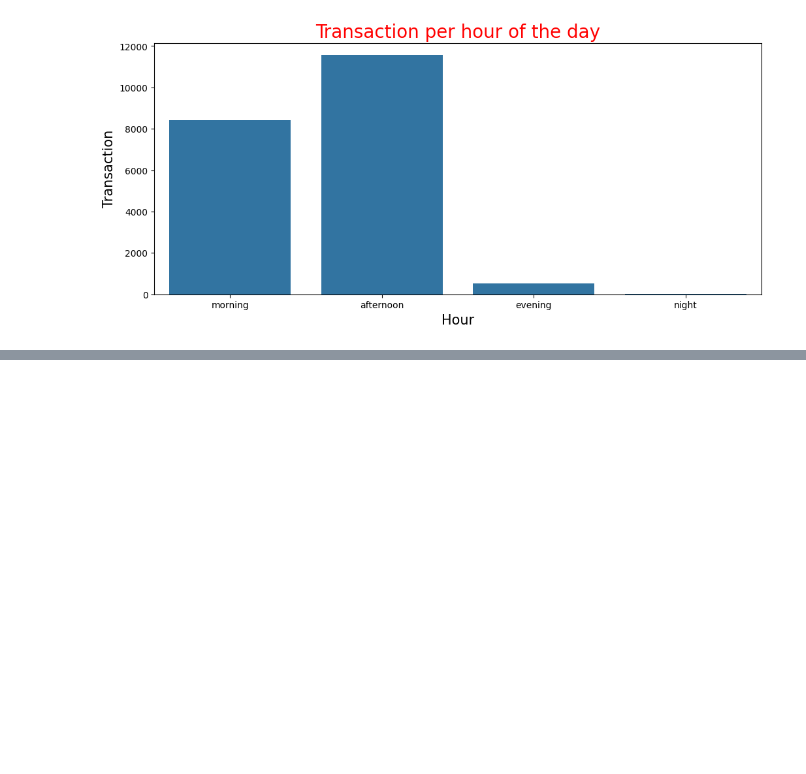
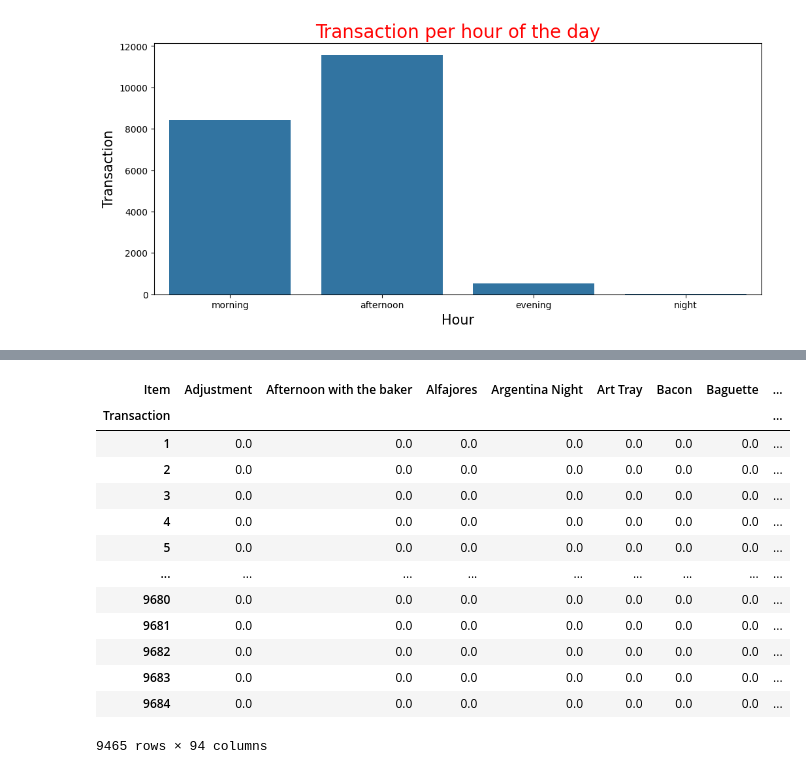
Before and after one commit to mmilannaik/BigOCheatSheet, a Jupyter notebook: HM_03_Retail_MBA.ipynb, the cells around one changed output, grey strips where cells are left out. Saved outputs shown, nothing was run; the diff lists cells and outputs as text; code cells hidden in the pictures; blank space fills up the shorter version.

```diff
--- a/HM_03_Retail_MBA.ipynb
+++ b/HM_03_Retail_MBA.ipynb
@@ -225,0 +244,3 @@ plt.show()
+# %%
+transactions = df.groupby(['Transaction', 'Item'])['Item'].count().reset_index(name ='Count')
+transactions
@@ -225,0 +261,18 @@ plt.show()
+# %%
+basket = transactions.pivot_table(index='Transaction', columns='Item', values='Count', aggfunc='sum').fillna(0)
+basket
+# %% [output]
+| Item | Adjustment | Afternoon with the baker | Alfajores | Argentina Night | Art Tray | Bacon | Baguette | ... |
+| Transaction |  |  |  |  |  |  |  | ... |
+| 1 | 0.0 | 0.0 | 0.0 | 0.0 | 0.0 | 0.0 | 0.0 | ... |
+| 2 | 0.0 | 0.0 | 0.0 | 0.0 | 0.0 | 0.0 | 0.0 | ... |
+| 3 | 0.0 | 0.0 | 0.0 | 0.0 | 0.0 | 0.0 | 0.0 | ... |
+| 4 | 0.0 | 0.0 | 0.0 | 0.0 | 0.0 | 0.0 | 0.0 | ... |
+| 5 | 0.0 | 0.0 | 0.0 | 0.0 | 0.0 | 0.0 | 0.0 | ... |
+| ... | ... | ... | ... | ... | ... | ... | ... | ... |
+| 9680 | 0.0 | 0.0 | 0.0 | 0.0 | 0.0 | 0.0 | 0.0 | ... |
+| 9681 | 0.0 | 0.0 | 0.0 | 0.0 | 0.0 | 0.0 | 0.0 | ... |
+| 9682 | 0.0 | 0.0 | 0.0 | 0.0 | 0.0 | 0.0 | 0.0 | ... |
+| 9683 | 0.0 | 0.0 | 0.0 | 0.0 | 0.0 | 0.0 | 0.0 | ... |
+| 9684 | 0.0 | 0.0 | 0.0 | 0.0 | 0.0 | 0.0 | 0.0 | ... |
+9465 rows × 94 columns
```
Also changed, not shown: parts of 19 cells of this notebook.
